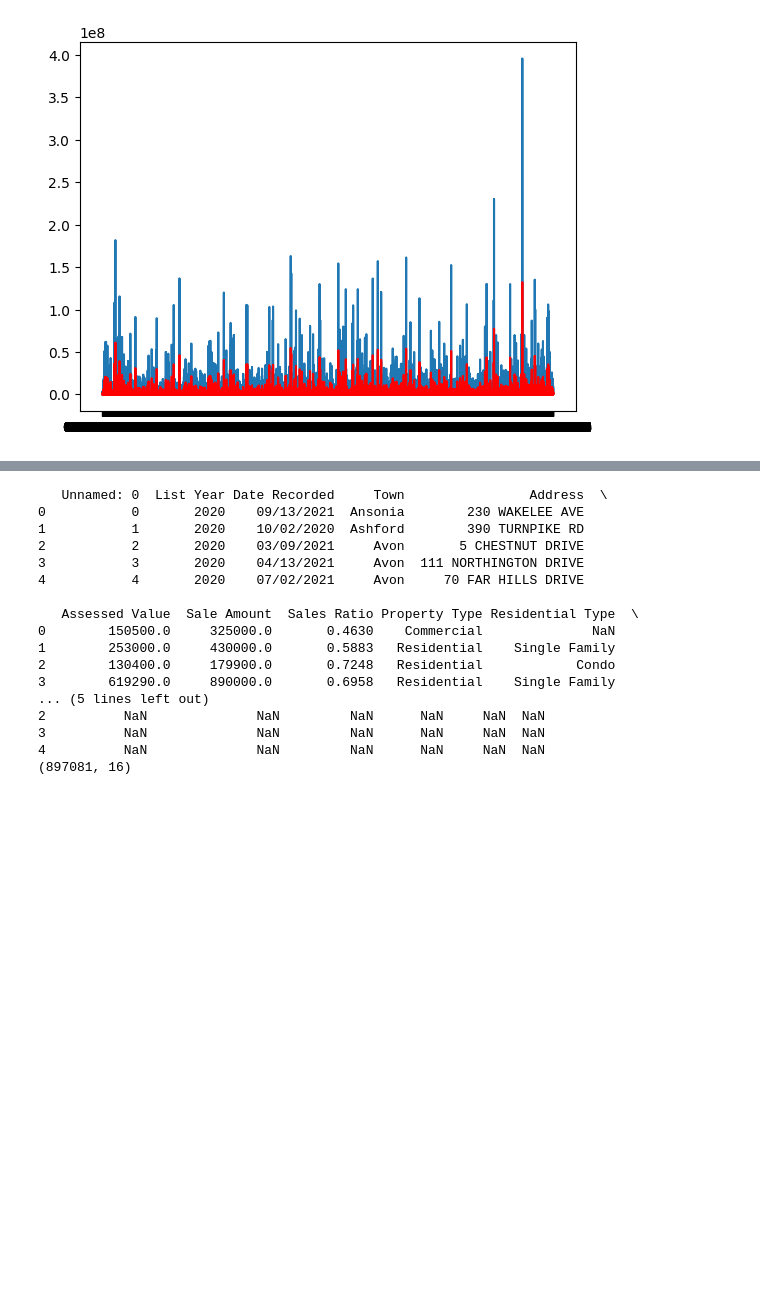
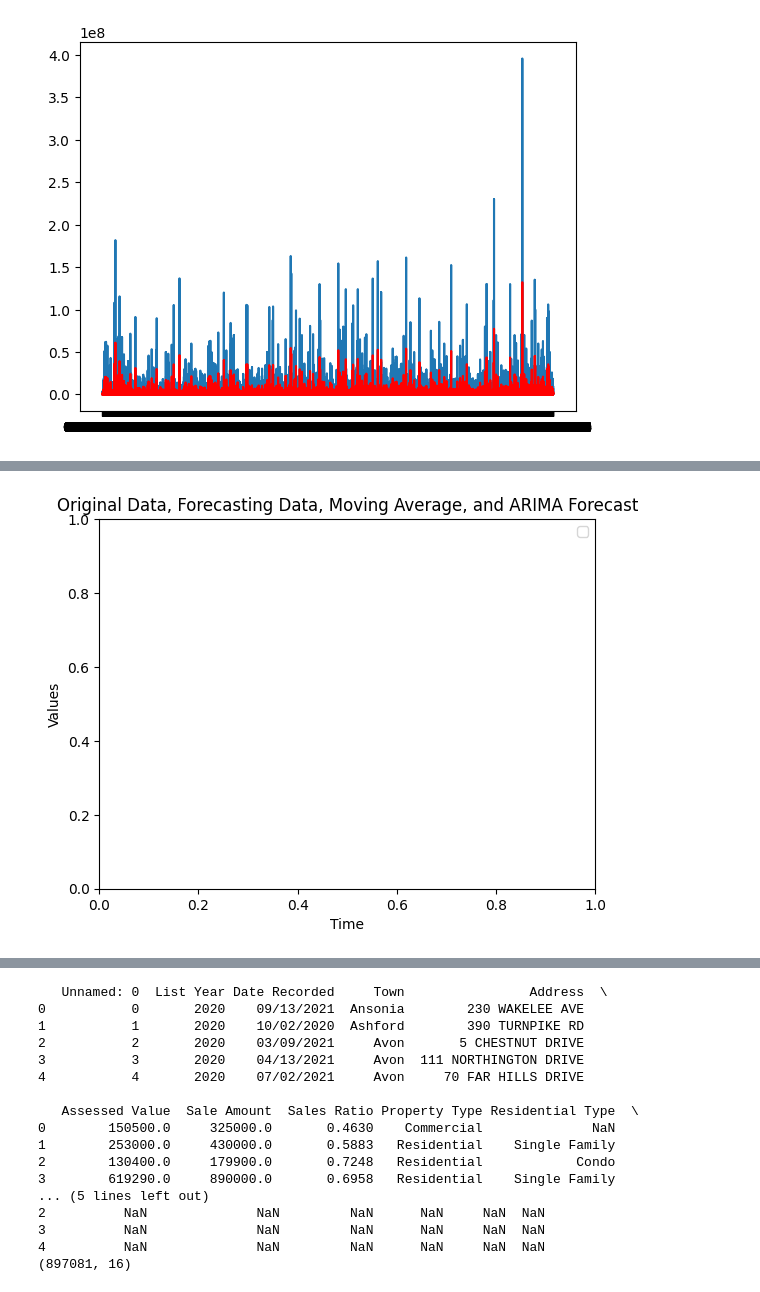
Before and after one commit to vinaykumargummadi/CTREA-Dynamics, a Jupyter notebook: CapstoneProject(Timeseries_and_Forecasting).ipynb, the cells around one changed output, grey strips where cells are left out. Cells and saved outputs as stored; diff of their text form; code cells hidden in the pictures; blank space fills up the shorter version.

```diff
--- a/CapstoneProject(Timeseries_and_Forecasting).ipynb
+++ b/CapstoneProject(Timeseries_and_Forecasting).ipynb
@@ -155,0 +218,7 @@ from statsmodels.tsa.arima.model import ARIMA
+# %%
+plt.title('Original Data, Forecasting Data, Moving Average, and ARIMA Forecast')
+plt.xlabel('Time')
+plt.ylabel('Values')
+plt.legend()
+plt.show()
+# %% [output]
@@ -156,3 +226,4 @@ from statsmodels.tsa.arima.model import ARIMA
+[figure, added]
 # %%
 # importing libraries
 import pandas as pd
```
Also changed, not shown: parts of 9 cells of this notebook.
